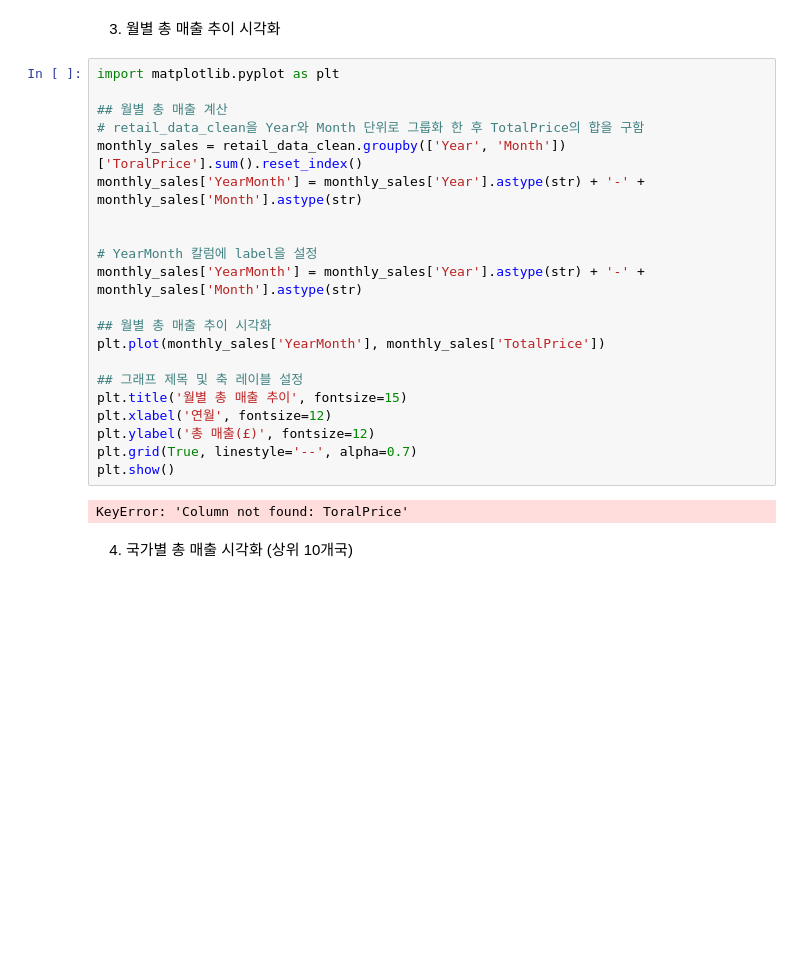
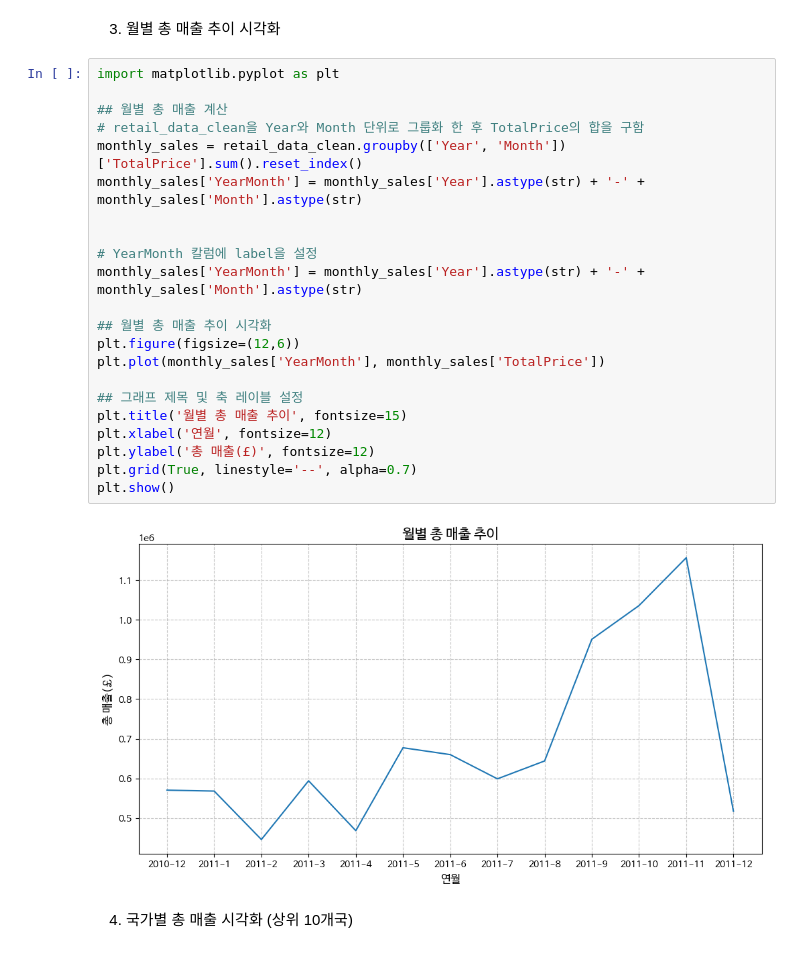
Before and after one commit to wikman96/Data-Analysis-with-Open-Source, a Jupyter notebook: 오픈소스_데이터_분석_10강.ipynb, the cells around one changed output. Saved outputs shown, nothing was run; the diff lists cells and outputs as text; blank space fills up the shorter version.

```diff
--- a/오픈소스_데이터_분석_10강.ipynb
+++ b/오픈소스_데이터_분석_10강.ipynb
@@ -478,26 +478,27 @@ print(retail_data_clean.head())
 # %%
 import matplotlib.pyplot as plt
 
 ## 월별 총 매출 계산
 # retail_data_clean을 Year와 Month 단위로 그룹화 한 후 TotalPrice의 합을 구함
-monthly_sales = retail_data_clean.groupby(['Year', 'Month'])['ToralPrice'].sum().reset_index()
+monthly_sales = retail_data_clean.groupby(['Year', 'Month'])['TotalPrice'].sum().reset_index()
 monthly_sales['YearMonth'] = monthly_sales['Year'].astype(str) + '-' + monthly_sales['Month'].astype(str)
 
 
 # YearMonth 칼럼에 label을 설정
 monthly_sales['YearMonth'] = monthly_sales['Year'].astype(str) + '-' + monthly_sales['Month'].astype(str)
 
 ## 월별 총 매출 추이 시각화
+plt.figure(figsize=(12,6))
 plt.plot(monthly_sales['YearMonth'], monthly_sales['TotalPrice'])
 
 ## 그래프 제목 및 축 레이블 설정
 plt.title('월별 총 매출 추이', fontsize=15)
 plt.xlabel('연월', fontsize=12)
 plt.ylabel('총 매출(£)', fontsize=12)
 plt.grid(True, linestyle='--', alpha=0.7)
 plt.show()
 # %% [output]
-KeyError: 'Column not found: ToralPrice'
+[figure, added]
 # %% [markdown]
 4. 국가별 총 매출 시각화 (상위 10개국)
 # %%
```
